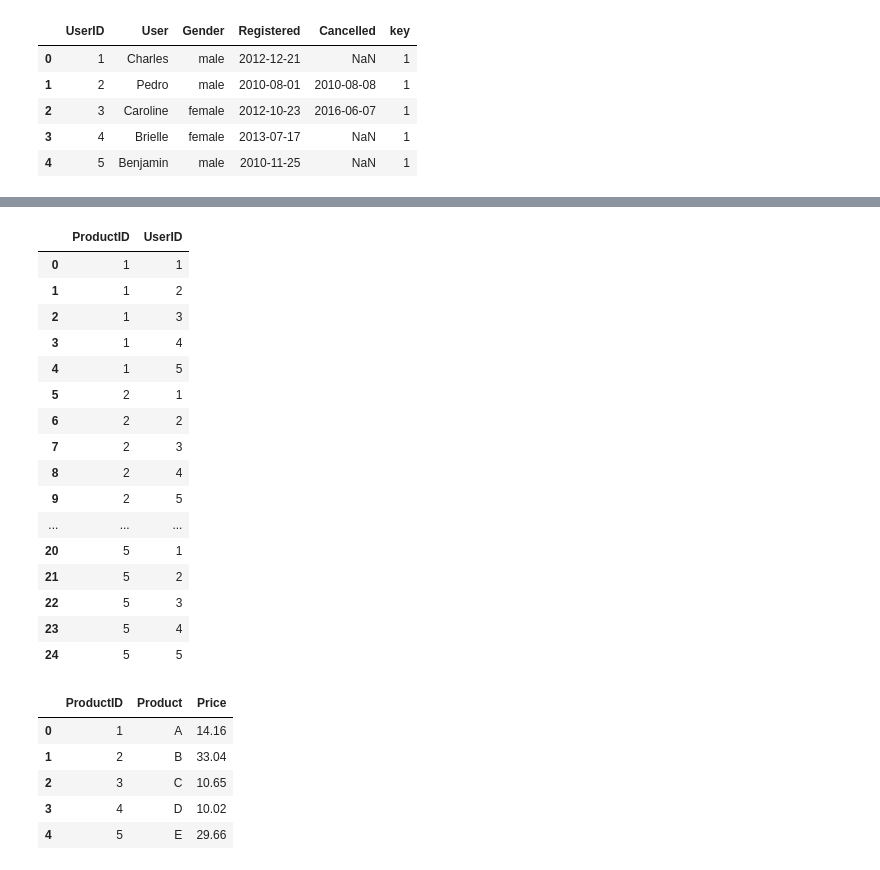
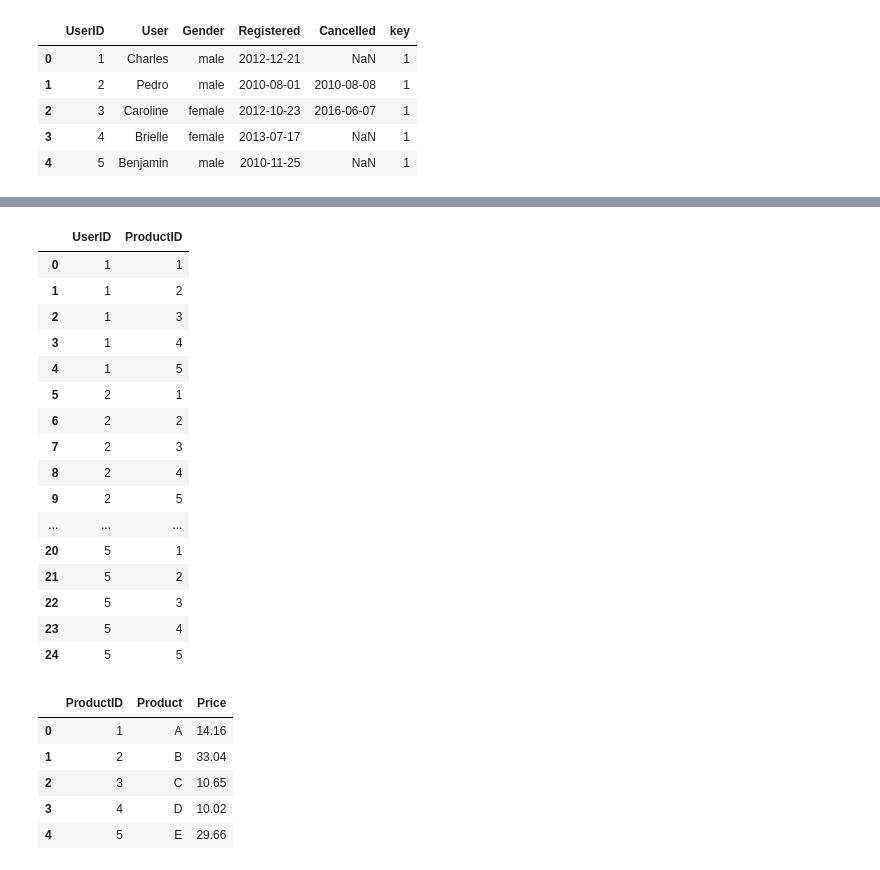
Before and after one commit to ShimnaA/ineuron_practice, a Jupyter notebook: Python/Pandas/Pandas_Practice_3.ipynb, the cells around one changed output, grey strips where cells are left out. Drawn from its saved outputs; the diff is of its cells as text; code cells hidden in the pictures.

```diff
--- a/Python/Pandas/Pandas_Practice_3.ipynb
+++ b/Python/Pandas/Pandas_Practice_3.ipynb
@@ -442,9 +433,9 @@ products[[['ProductID']]]
 # %%
-result = pd.merge(products[['ProductID', 'key']], users[['UserID', 'key']], on ='key').drop("key", 1)
+result = pd.merge( users[['UserID', 'key']], products[['ProductID', 'key']], on ='key').drop("key", 1)
 
 result
 # %% [output]
-|  | ProductID | UserID |
+|  | UserID | ProductID |
 | 0 | 1 | 1 |
 | 1 | 1 | 2 |
 | 2 | 1 | 3 |
```
Also changed, not shown: parts of 23 cells of this notebook.
